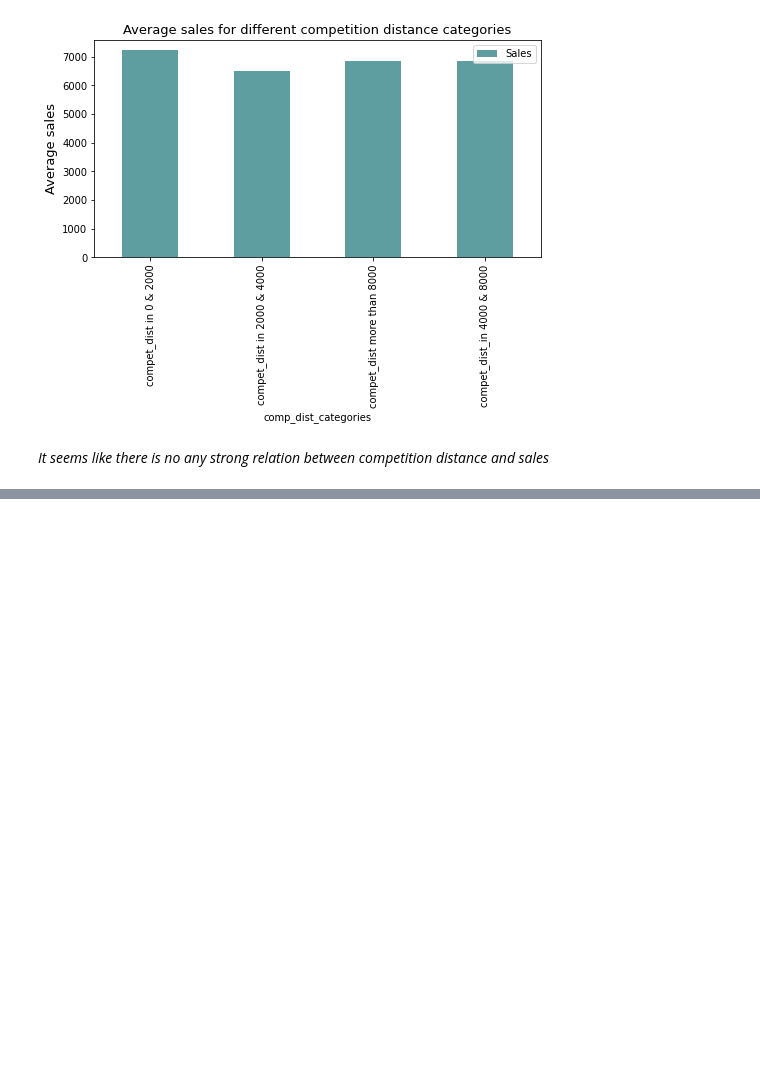
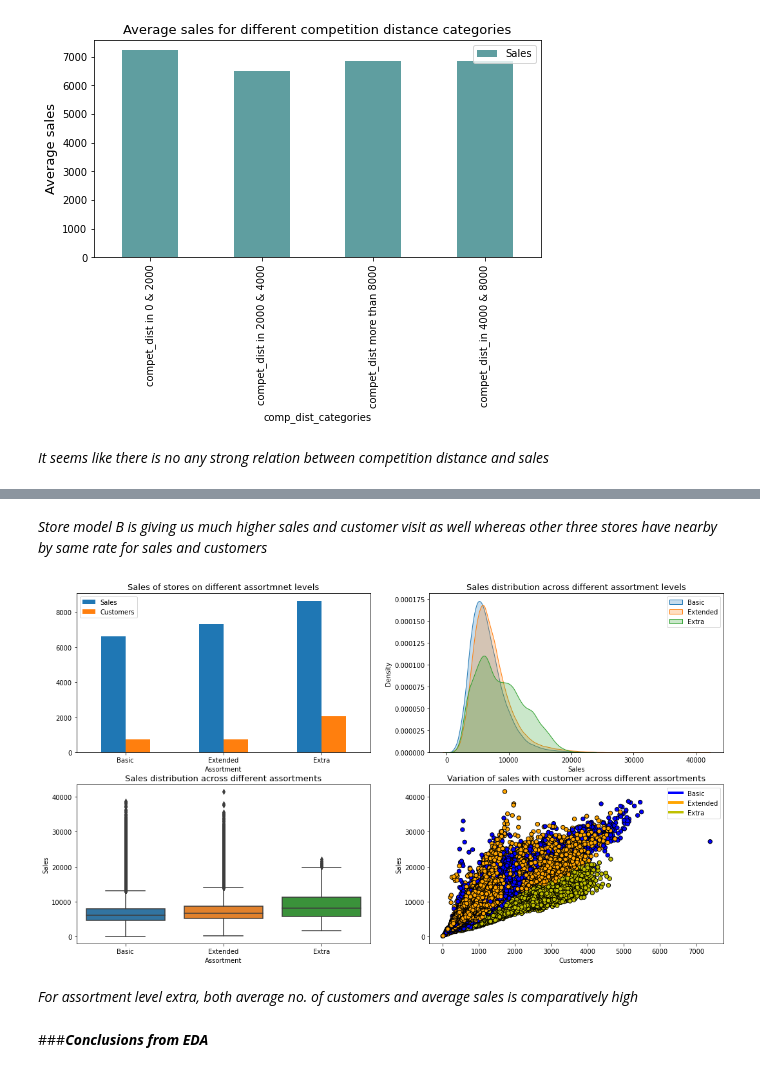
Before and after one commit to gupta4327/Rossmann-sales-prediction, a Jupyter notebook: Rossmann_Sales_Prediction.ipynb, the cells around one changed output, grey strips where cells are left out. Saved outputs shown, nothing was run; the diff lists cells and outputs as text; code cells hidden in the pictures; blank space fills up the shorter version.

```diff
--- a/Rossmann_Sales_Prediction.ipynb
+++ b/Rossmann_Sales_Prediction.ipynb
@@ -1278,0 +1317,44 @@ plt.show()
+# %% [markdown]
+*Store model B is giving us much higher sales and customer visit as well whereas other three stores have nearby by same rate for sales and customers*
+# %%
+#____________________________________________BLOCK 73______________________________________________________
+
+#visualising average sales and average no. of customers for different assortments
+fig, axes = plt.subplots(2,2, figsize = (18,10))
+colors = {'Basic':'blue', 'Extended': 'orange','Extra':'y'}
+alphas = {'Basic':0.4, 'Extended': 0.4,'Extra':1.0}
+
+#bar plot representing average sales and average no. of customers for different assortments
+rossman_stores_data.groupby('Assortment').agg({'Sales':'mean', 'Customers':'mean'}).plot.bar( ax = axes[0][0])
+rossman_stores_data.groupby('Assortment').agg({'Sales':'mean', 'Customers':'mean'})
+axes[0][0].set_title("Sales of stores on different assortmnet levels",fontsize=13)
+axes[0][0].set_xticklabels(['Basic', 'Extended','Extra'],rotation = 0)
+
+#kdeplot for sales distribution across different assortment levels
+axs2 = sns.kdeplot(rossman_stores_data[rossman_stores_data['Assortment'] == 'Basic']['Sales'], ax = axes[0][1],label = 'Basic', shade = True)
+axs2 = sns.kdeplot(rossman_stores_data[rossman_stores_data['Assortment'] == 'Extended']['Sales'], ax = axes[0][1],label ='Extended', shade = True)
+axs2 = sns.kdeplot(rossman_stores_data[rossman_stores_data['Assortment'] == 'Extra']['Sales'], ax = axes[0][1],label ='Extra', shade = True)
+axs2.set_title('Sales distribution across different assortment levels',fontsize=13)
+axs2.legend()  #to show labels on graphs
+
+#box plot showing sales distribution across different assortments
+axs3=sns.boxplot(x = 'Assortment', y = 'Sales', data = rossman_stores_data,ax=axes[1][0])
+axs3.set_title('Sales distribution across different assortments',fontsize=13)
+
+#scatterplot showing variation of sales with customer across different assortments
+axes[1][1].scatter(rossman_stores_data['Customers'], rossman_stores_data['Sales'],  c = rossman_stores_data['Assortment'].map(colors), edgecolors='black', s=40)
+axes[1][1].set_title('Variation of sales with customer across different assortments',fontsize=13)
+axes[1][1].set_xlabel('Customers')
+axes[1][1].set_ylabel('Sales')
+custom_lines = [Line2D([0], [0], color='blue', lw=4),  # custom lines for label of scatter plot
+                Line2D([0], [0], color='orange', lw=4),Line2D([0], [0], color='y', lw=4)]
+labels=['Basic','Extended','Extra']
+axes[1][1].legend(custom_lines,labels)
+plt.show()
+fig.tight_layout() #for proper spacing between figures
+# %% [output]
+[figure, added]
+# %% [markdown]
+*For assortment level extra, both average no. of customers  and average sales is comparatively high*
+# %% [markdown]
+###***Conclusions from EDA***
```
Also changed, not shown: parts of 3 cells of this notebook.
